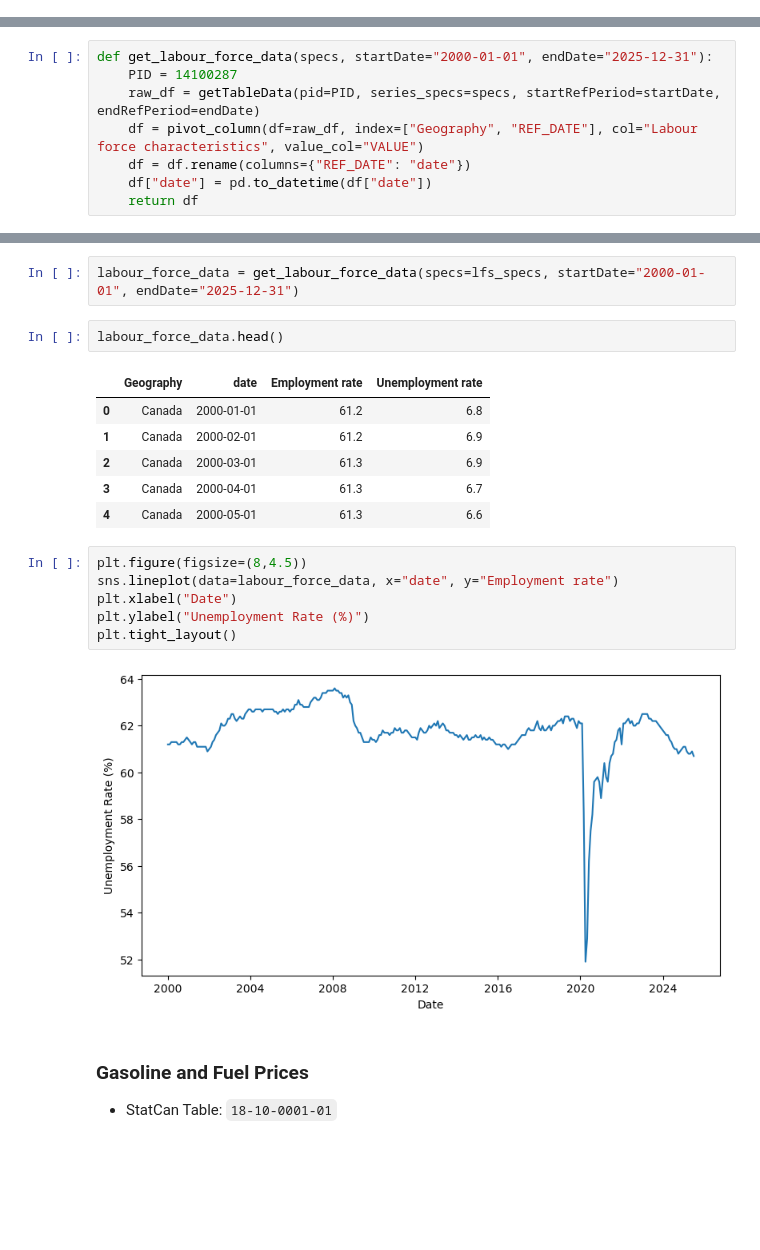
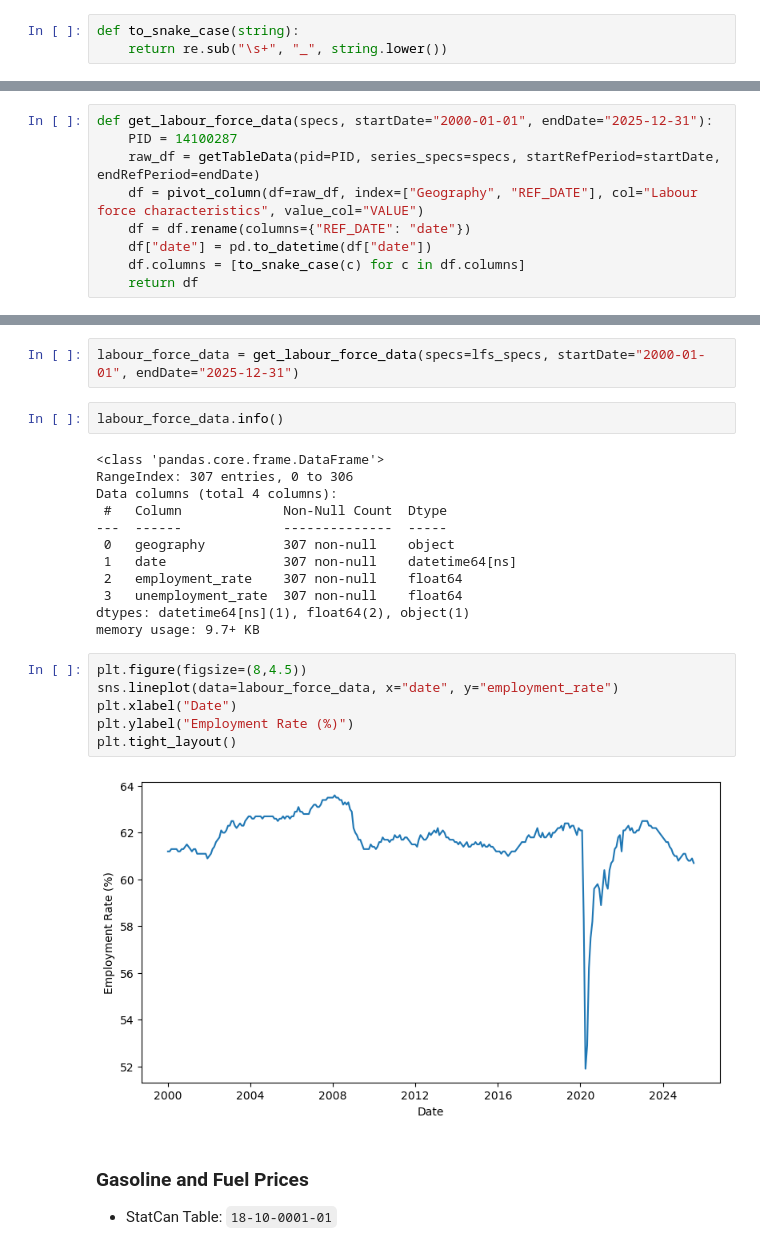
Before and after one commit to cdngouma/food-price-inflation, a Jupyter notebook: notebooks/02-build_tables.ipynb, the cells around one changed output, grey strips where cells are left out. Saved outputs shown, nothing was run; the diff lists cells and outputs as text; blank space fills up the shorter version.

Commit message:
Implemented data ingestion

```diff
--- a/notebooks/02-build_tables.ipynb
+++ b/notebooks/02-build_tables.ipynb
@@ -42,6 +43,9 @@ def get_current_fx_data(codes, startDate="2017-01-01", skiprows=39):
     df = df[["date"] + list(codes.keys())]
     df.columns = [codes.get(c, c) for c in df.columns]
     return df
+# %%
+def to_snake_case(string):
+    return re.sub("\s+", "_", string.lower())
 # %%
 def get_fx_data(codes, startDate, endDate):
     legacy = get_legacy_fx_data(codes.get("legacy"), startDate, endDate)
@@ -85,6 +94,7 @@ def get_labour_force_data(specs, startDate="2000-01-01", endDate="2025-12-31"):
     df = pivot_column(df=raw_df, index=["Geography", "REF_DATE"], col="Labour force characteristics", value_col="VALUE")
     df = df.rename(columns={"REF_DATE": "date"})
     df["date"] = pd.to_datetime(df["date"])
+    df.columns = [to_snake_case(c) for c in df.columns]
     return df
 # %%
 previewDimensions(pid=14100287, target="names")
@@ -107,22 +117,27 @@ lfs_specs = [
 # %%
 labour_force_data = get_labour_force_data(specs=lfs_specs, startDate="2000-01-01", endDate="2025-12-31")
 # %%
-labour_force_data.head()
+labour_force_data.info()
 # %% [output]
-|  | Geography | date | Employment rate | Unemployment rate |
-| 0 | Canada | 2000-01-01 | 61.2 | 6.8 |
-| 1 | Canada | 2000-02-01 | 61.2 | 6.9 |
-| 2 | Canada | 2000-03-01 | 61.3 | 6.9 |
-| 3 | Canada | 2000-04-01 | 61.3 | 6.7 |
-| 4 | Canada | 2000-05-01 | 61.3 | 6.6 |
+<class 'pandas.core.frame.DataFrame'>
+RangeIndex: 307 entries, 0 to 306
+Data columns (total 4 columns):
+ #   Column             Non-Null Count  Dtype
+---  ------             --------------  -----
+ 0   geography          307 non-null    object
+ 1   date               307 non-null    datetime64[ns]
+ 2   employment_rate    307 non-null    float64
+ 3   unemployment_rate  307 non-null    float64
+dtypes: datetime64[ns](1), float64(2), object(1)
+memory usage: 9.7+ KB
 # %%
 plt.figure(figsize=(8,4.5))
-sns.lineplot(data=labour_force_data, x="date", y="Employment rate")
+sns.lineplot(data=labour_force_data, x="date", y="employment_rate")
 plt.xlabel("Date")
-plt.ylabel("Unemployment Rate (%)")
+plt.ylabel("Employment Rate (%)")
 plt.tight_layout()
 # %% [output]
-[figure, old version]
+[figure, new version]
 # %% [markdown]
 ### Gasoline and Fuel Prices
 - StatCan Table: `18-10-0001-01`
```
Also changed, not shown: parts of 16 cells of this notebook, 11 other files.
